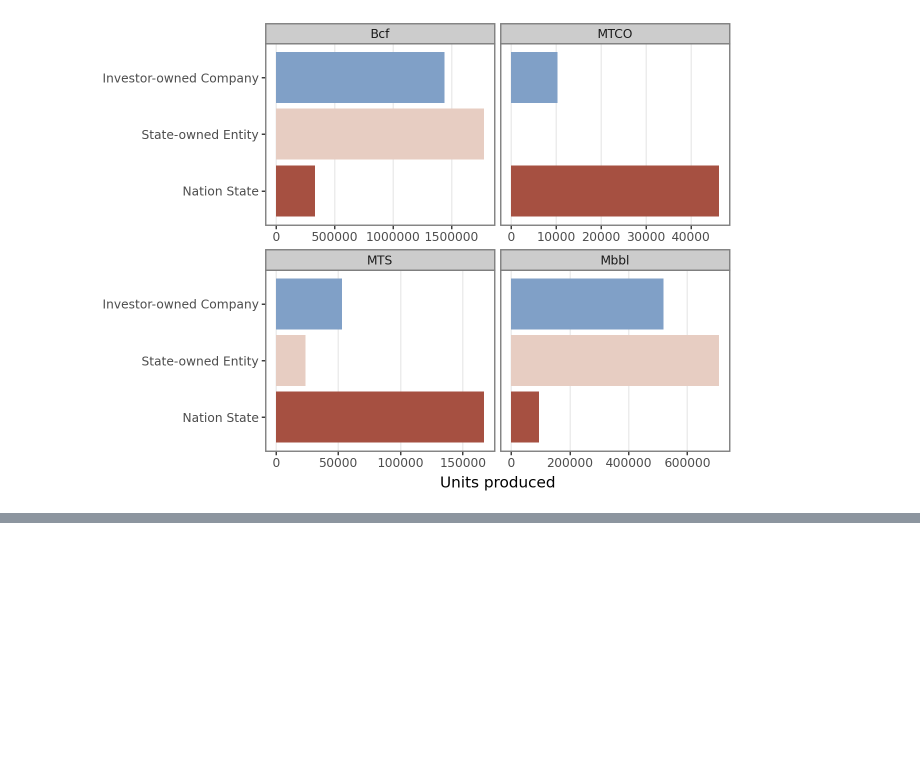
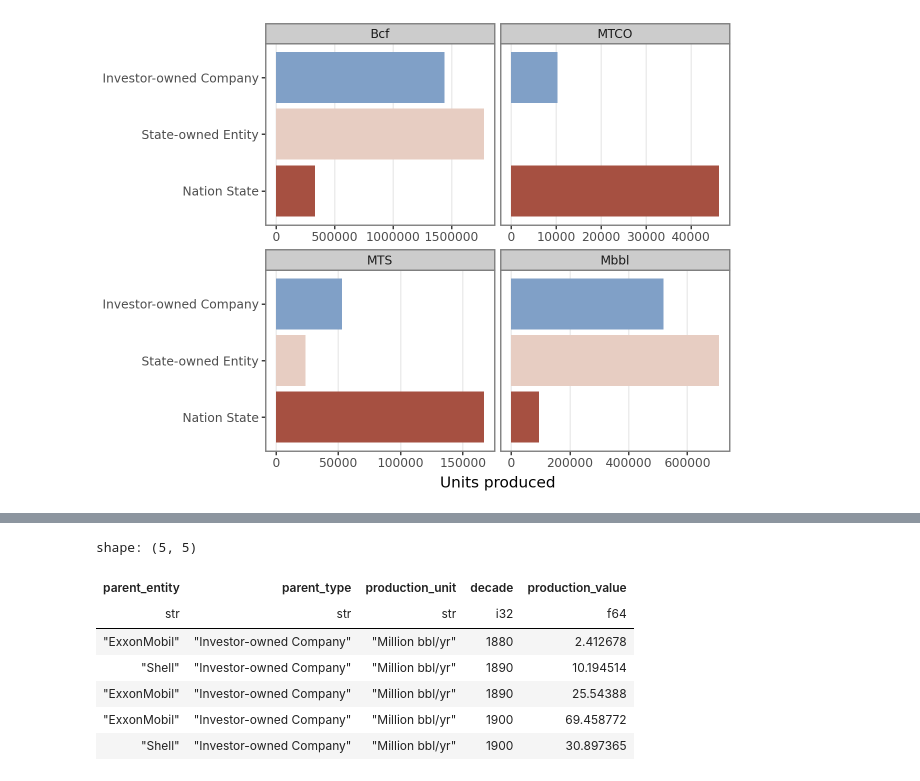
Before and after one commit to jdnricardo/carbon_majors, a Jupyter notebook: eda.ipynb, the cells around one changed output, grey strips where cells are left out. Cells and saved outputs as stored; diff of their text form; code cells hidden in the pictures; blank space fills up the shorter version.

```diff
--- a/eda.ipynb
+++ b/eda.ipynb
@@ -122,0 +132,26 @@ med_gran_viz = med_gran_agg.group_by(['parent_type', 'production_unit']).agg(pl.
+# %%
+top_ent_groups = ['parent_type', 'decade']
+
+top_entities = (
+    med_gran
+    .filter(pl.col('production_unit').is_in(['Million bbl/yr']))
+    .with_columns((pl.col('year') / 10).cast(pl.Int32).alias('decade'))
+    .with_columns((pl.col('decade') * 10))
+    .group_by(['parent_entity', 'parent_type', 'production_unit', 'decade'])
+    .agg(
+        pl.col("production_value").sum()
+    )
+    .sort(top_ent_groups)
+    .filter(pl.int_range(0, pl.len()).over(top_ent_groups) < 5)
+)
+
+top_entities.head()
+# %% [output]
+shape: (5, 5)
+| parent_entity | parent_type | production_unit | decade | production_value |
+| str | str | str | i32 | f64 |
+| "ExxonMobil" | "Investor-owned Company" | "Million bbl/yr" | 1880 | 2.412678 |
+| "Shell" | "Investor-owned Company" | "Million bbl/yr" | 1890 | 10.194514 |
+| "ExxonMobil" | "Investor-owned Company" | "Million bbl/yr" | 1890 | 25.54388 |
+| "ExxonMobil" | "Investor-owned Company" | "Million bbl/yr" | 1900 | 69.458772 |
+| "Shell" | "Investor-owned Company" | "Million bbl/yr" | 1900 | 30.897365 |
```
Also changed, not shown: parts of 12 cells of this notebook, 1 other file.
